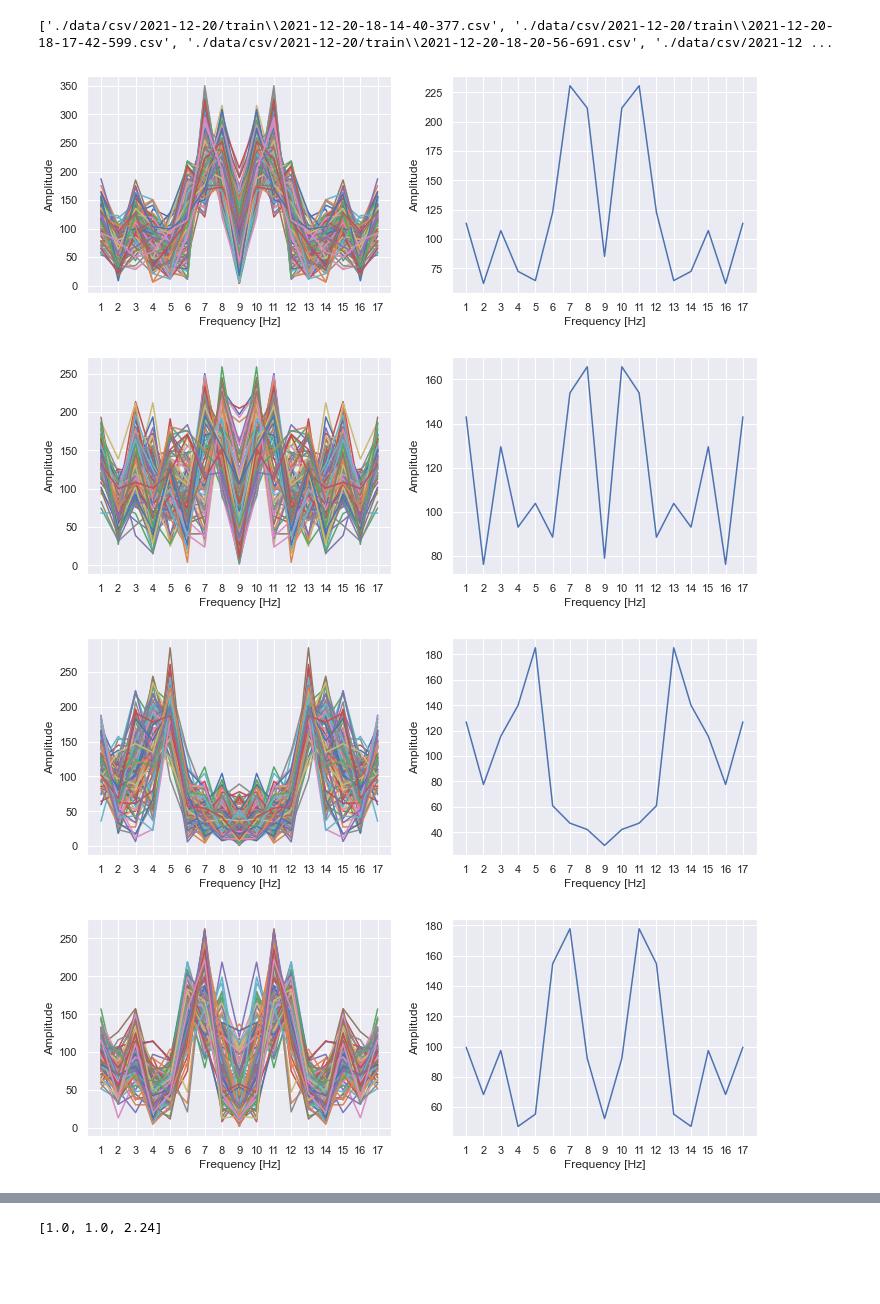
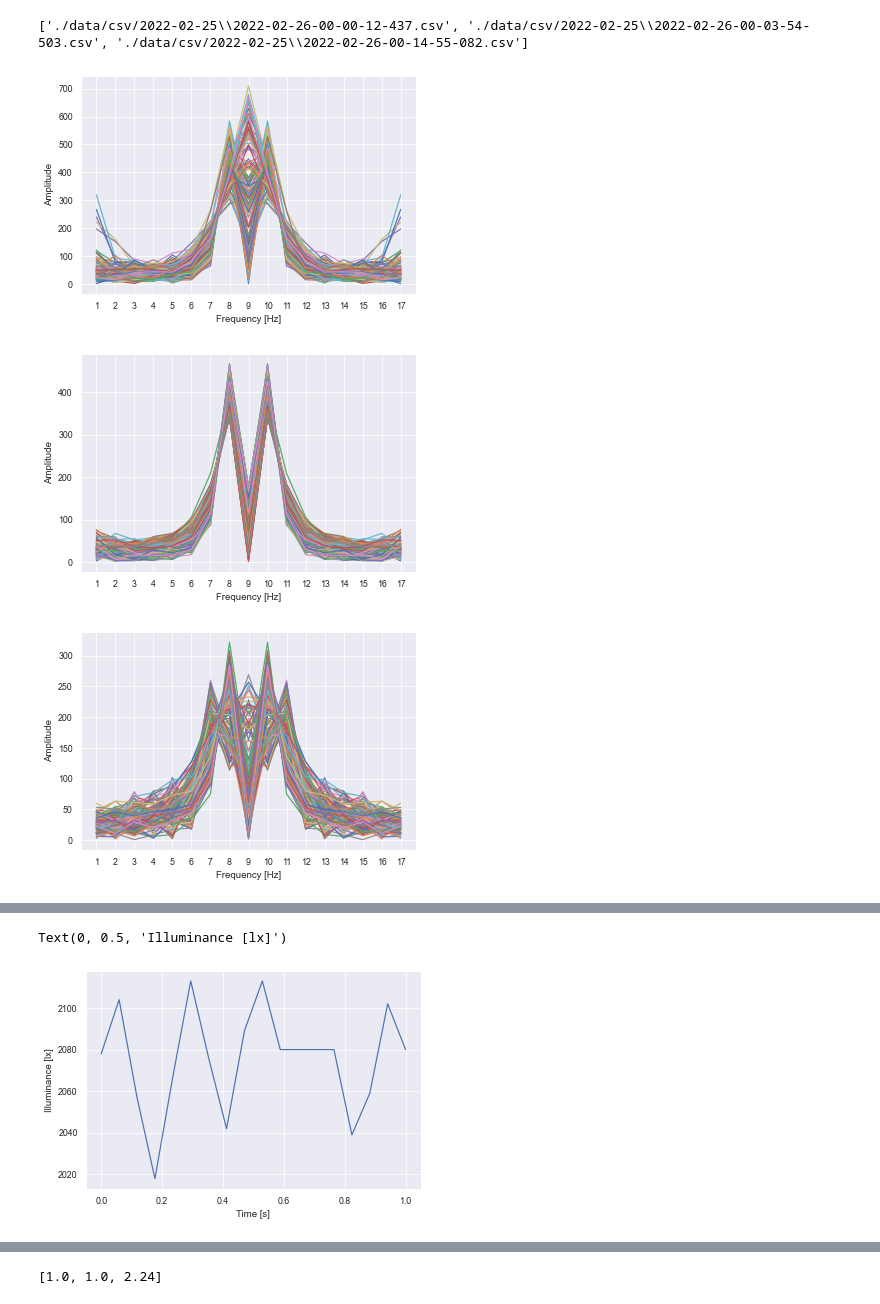
Before and after one commit to auk1709/VLP-Lab, a Jupyter notebook: alsPositioning.ipynb, the cells around one changed output, grey strips where cells are left out. Drawn from its saved outputs; the diff is of its cells as text; code cells hidden in the pictures; blank space fills up the shorter version.

```diff
--- a/alsPositioning.ipynb
+++ b/alsPositioning.ipynb
@@ -50,32 +50,34 @@ def distance(point1, point2):
                 point2[1])**2+(point1[2]-point2[2])**2)
     return d
 # %%
-path = get_datapath('./data/csv/2021-12-20/train')
+path = get_datapath('./data/csv/2022-02-25/')
 data_list = [import_data(file) for file in path]
 
 complemented_data_list = [interporate(data) for data in data_list]
 # %% [output]
-['./data/csv/2021-12-20/train\\2021-12-20-18-14-40-377.csv', './data/csv/2021-12-20/train\\2021-12-20-18-17-42-599.csv', './data/csv/2021-12-20/train\\2021-12-20-18-20-56-691.csv', './data/csv/2021-12 ...
+['./data/csv/2022-02-25\\2022-02-26-00-00-12-437.csv', './data/csv/2022-02-25\\2022-02-26-00-03-54-503.csv', './data/csv/2022-02-25\\2022-02-26-00-14-55-082.csv']
 # %%
 x = np.arange(1, 18)
 illus_list = [data[:, 1] for data in complemented_data_list]
 specs_list = [[FFT(illus[18*i:(18*i)+18]) for i in range(len(illus) // 18)]
               for illus in illus_list]
 specs_mean_list = np.array([np.mean(specs, axis=0) for specs in specs_list])
 
 sns.set()
+sns.set_context("paper")
 for specs, mean in zip(specs_list, specs_mean_list):
-    fig, axes = plt.subplots(1, 2, figsize=(12, 4))
+    # fig, axes = plt.subplots(1, 2, figsize=(12, 4))
+    fig, ax = plt.subplots()
     for spec in specs:
-        axes[0].plot(x, spec[1:])
-    axes[1].plot(x, mean[1:])
-    for ax in axes:
-        ax.set_xticks(x)
-        ax.set_xticklabels(x)
-        ax.set_xlabel('Frequency [Hz]')
-        ax.set_ylabel('Amplitude')
+        # axes[0].plot(x, spec[1:])
+        ax.plot(x, spec[1:])
+    # axes[1].plot(x, mean[1:])
+    # for ax in axes:
+    ax.set_xticks(x)
+    ax.set_xticklabels(x)
+    ax.set_xlabel('Frequency [Hz]')
+    ax.set_ylabel('Amplitude')
 # %% [output]
-[figure, old version]
+[figure, new version]
-[figure, old version]
+[figure, new version]
-[figure, old version]
+[figure, new version]
-[figure, removed]
@@ -83,0 +84,8 @@ for specs, mean in zip(specs_list, specs_mean_list):
+# %%
+x_time = np.linspace(0, 1, 18)
+plt.plot(x_time, illus_list[4][18:36])
+plt.xlabel('Time [s]')
+plt.ylabel('Illuminance [lx]')
+# %% [output]
+Text(0, 0.5, 'Illuminance [lx]')
+[figure, added]
```
Also changed, not shown: parts of 12 cells of this notebook, 4 other files.
